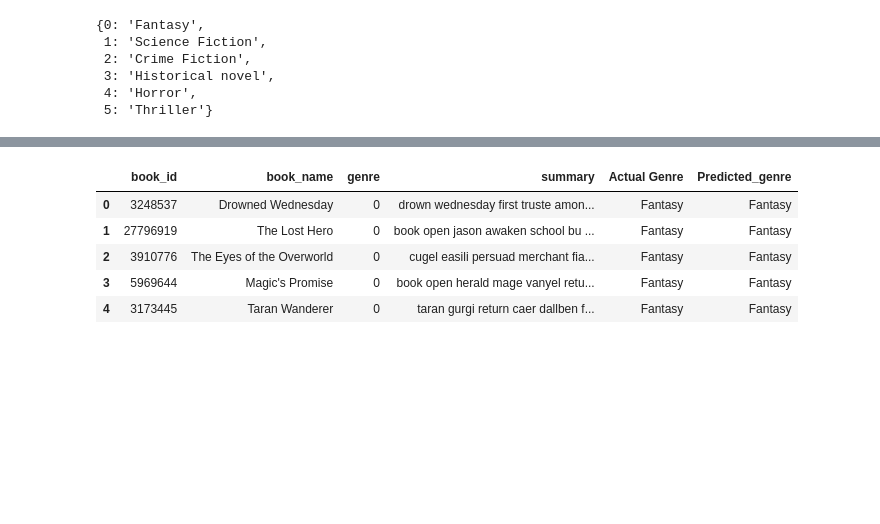
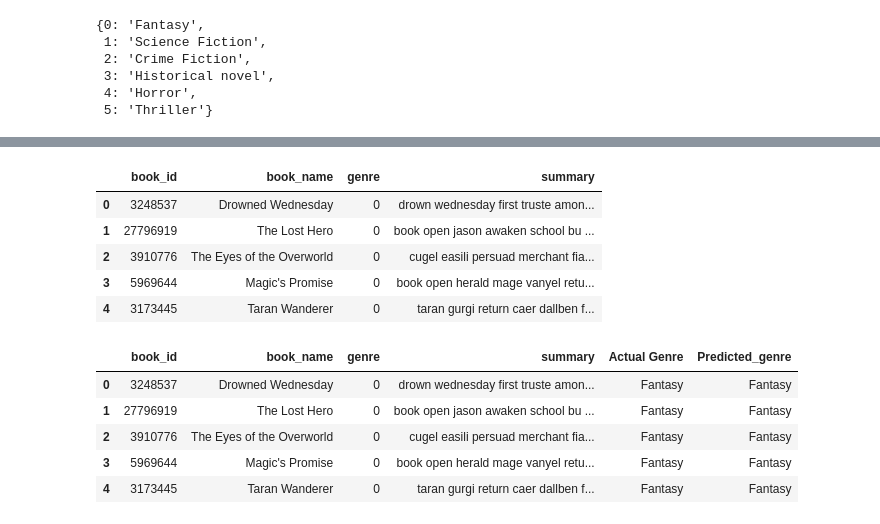
Before and after one commit to lawalsegun2025/book_genre_classification, a Jupyter notebook: book_genre_classification.ipynb, the cells around one changed output, grey strips where cells are left out. Drawn from its saved outputs; the diff is of its cells as text; code cells hidden in the pictures; blank space fills up the shorter version.

```diff
--- a/book_genre_classification.ipynb
+++ b/book_genre_classification.ipynb
@@ -713,6 +713,15 @@ genres
  'Science Fiction',
  'Science Fiction',
  ...]
+# %%
+books.head()
+# %% [output]
+|  | book_id | book_name | genre | summary |
+| 0 | 3248537 | Drowned Wednesday | 0 | drown wednesday first truste amon... |
+| 1 | 27796919 | The Lost Hero | 0 | book open jason awaken school bu ... |
+| 2 | 3910776 | The Eyes of the Overworld | 0 | cugel easili persuad merchant fia... |
+| 3 | 5969644 | Magic's Promise | 0 | book open herald mage vanyel retu... |
+| 4 | 3173445 | Taran Wanderer | 0 | taran gurgi return caer dallben f... |
 # %%
 books["Actual Genre"] = books["genre"].map(new_mapper)
 books["Predicted_genre"] = np.array(pred_genres)
```
Also changed, not shown: parts of 15 cells of this notebook, 2 other files.
